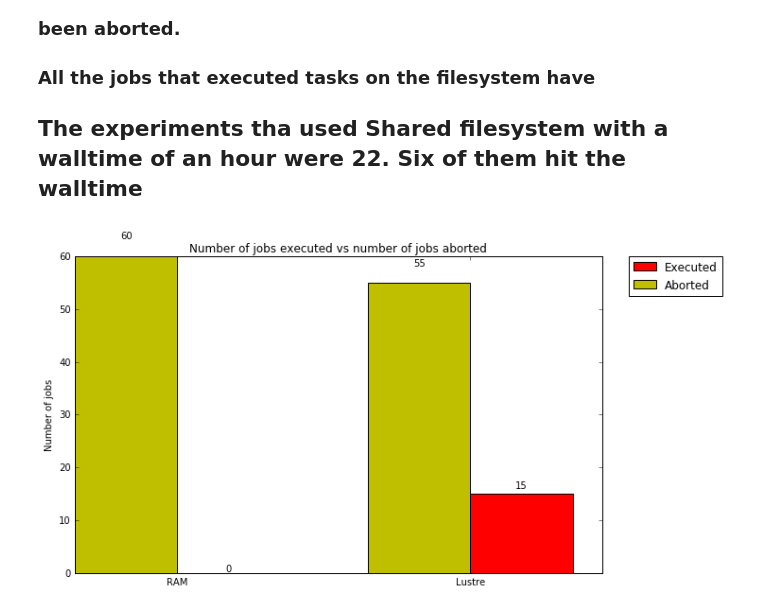
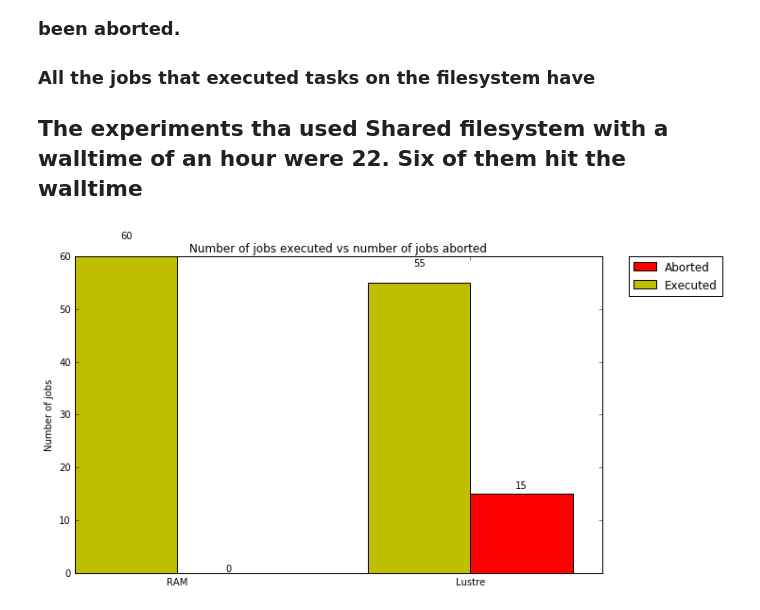
Before and after one commit to codar-bnl/md-workflows, a Jupyter notebook: misc/Fluctuations/ATLAS workload .ipynb, the cells around one changed output. Cells and saved outputs as stored; diff of their text form; code cells hidden in the pictures.

```diff
--- a/misc/Fluctuations/ATLAS workload .ipynb
+++ b/misc/Fluctuations/ATLAS workload .ipynb
@@ -226,32 +226,32 @@ ind = numpy.arange(2)  # the x locations for the groups
 width = 0.35       # the width of the bars
 
 rects1 = plt.bar(ind + width, aborted, width, color='r')
 
 rects2 = plt.bar(ind, total, width, color='y')
 
 
 # add some text for labels, title and axes ticks
 plt.ylabel('Number of jobs')
 plt.title('Number of jobs executed vs number of jobs aborted')
 plt.xticks(ind + width,["RAM","Lustre"])
 #plt.xticklabels(('RAM', 'Lustre'))
 plt.legend()
 
-plt.legend((rects1[0], rects2[0]), ('Executed', 'Aborted'),numpoints=1,bbox_to_anchor=(1.05, 1), loc=2, borderaxespad=0.)
+plt.legend((rects1[0], rects2[0]), ('Aborted','Executed'),numpoints=1,bbox_to_anchor=(1.05, 1), loc=2, borderaxespad=0.)
 
 
 def autolabel(rects):
     """
     Attach a text label above each bar displaying its height
     """
     for rect in rects:
         height = rect.get_height()
         plt.text(rect.get_x() + rect.get_width()/2., 1.05*height,
                 '%d' % int(height),
                 ha='center', va='bottom')
 
 autolabel(rects1)
 autolabel(rects2)
 plt.show()
 # %% [output]
-[figure, old version]
+[figure, new version]
```
